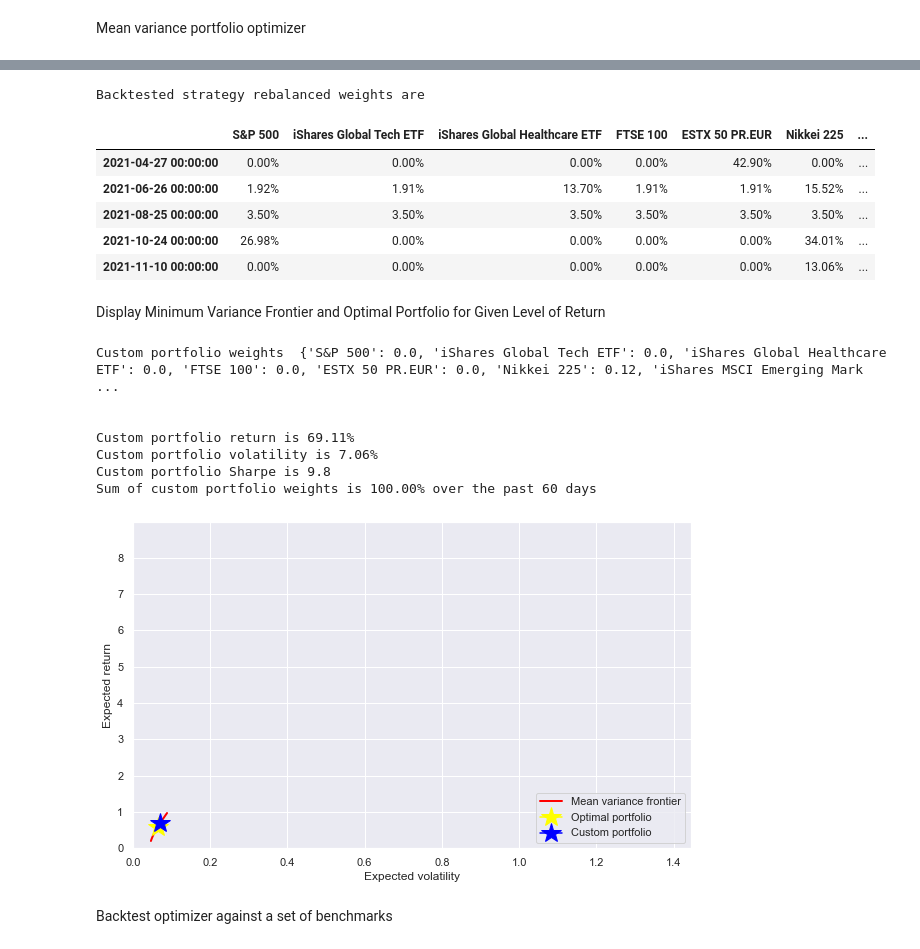
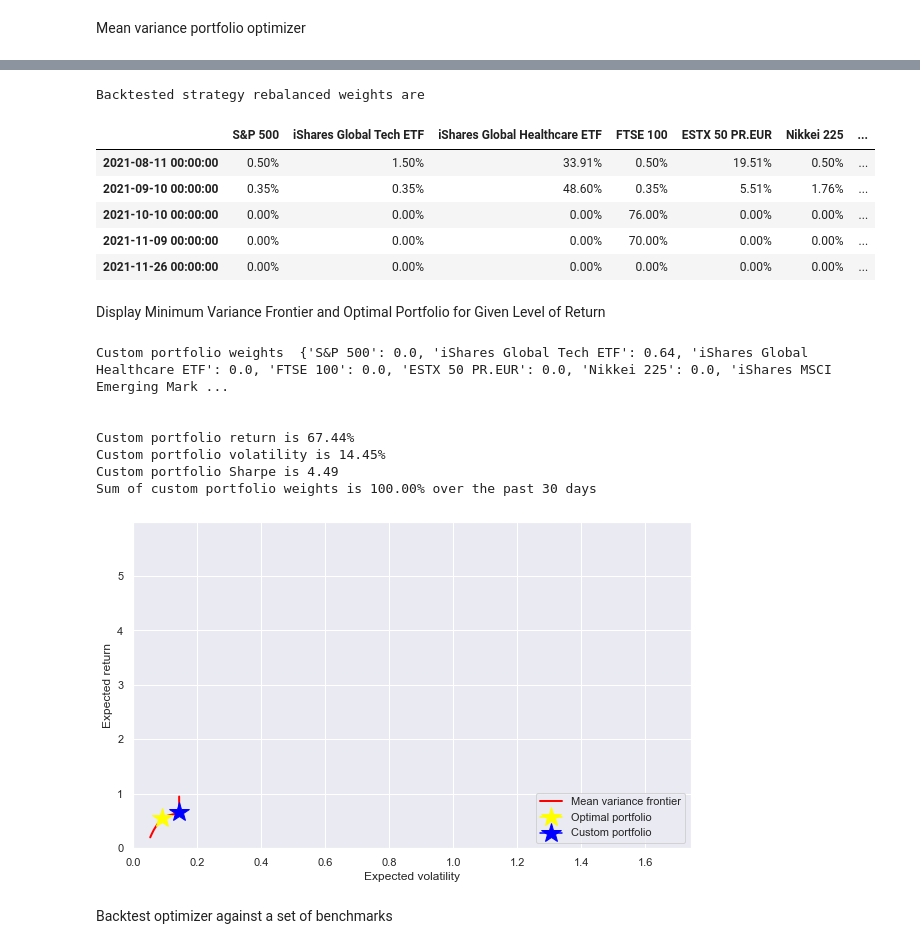
Before and after one commit to dhirlea/Portfolio-Optimizer, a Jupyter notebook: YahooPortfolioOptimizer.ipynb, the cells around one changed output, grey strips where cells are left out. Cells and saved outputs as stored; diff of their text form; code cells hidden in the pictures.

Commit message:
updated positioning post market sell-off

```diff
--- a/YahooPortfolioOptimizer.ipynb
+++ b/YahooPortfolioOptimizer.ipynb
@@ -140,7 +140,7 @@ Create optimizer inputs: holding period return, risk and covariance matrix
 # %%
 #Calculate a dataframe of return and volatility to use as input to optimizer
 
-mean_variance_lookback = 60
+mean_variance_lookback = 30
 optimizer_return_inputs_list = []
 optimizer_volatility_inputs_list = []
 
@@ -316,11 +316,11 @@ display(optimal_portfolio_df_backtest.tail().style.format(format_dict))
 # %% [output]
 Backtested strategy rebalanced weights are
 |  | S&P 500 | iShares Global Tech ETF | iShares Global Healthcare ETF | FTSE 100 | ESTX 50 PR.EUR | Nikkei 225 | ... |
-| 2021-04-27 00:00:00 | 0.00% | 0.00% | 0.00% | 0.00% | 42.90% | 0.00% | ... |
-| 2021-06-26 00:00:00 | 1.92% | 1.91% | 13.70% | 1.91% | 1.91% | 15.52% | ... |
-| 2021-08-25 00:00:00 | 3.50% | 3.50% | 3.50% | 3.50% | 3.50% | 3.50% | ... |
-| 2021-10-24 00:00:00 | 26.98% | 0.00% | 0.00% | 0.00% | 0.00% | 34.01% | ... |
-| 2021-11-10 00:00:00 | 0.00% | 0.00% | 0.00% | 0.00% | 0.00% | 13.06% | ... |
+| 2021-08-11 00:00:00 | 0.50% | 1.50% | 33.91% | 0.50% | 19.51% | 0.50% | ... |
+| 2021-09-10 00:00:00 | 0.35% | 0.35% | 48.60% | 0.35% | 5.51% | 1.76% | ... |
+| 2021-10-10 00:00:00 | 0.00% | 0.00% | 0.00% | 76.00% | 0.00% | 0.00% | ... |
+| 2021-11-09 00:00:00 | 0.00% | 0.00% | 0.00% | 70.00% | 0.00% | 0.00% | ... |
+| 2021-11-26 00:00:00 | 0.00% | 0.00% | 0.00% | 0.00% | 0.00% | 0.00% | ... |
 # %% [markdown]
 Display Minimum Variance Frontier and Optimal Portfolio for Given Level of Return
 # %%
@@ -329,7 +329,7 @@ Display Minimum Variance Frontier and Optimal Portfolio for Given Level of Retur
 frontier_constrains = ({'type' : 'eq', 'fun' : lambda x: np.sum(x)-1},
                        {'type' : 'eq', 'fun' : lambda x: optimizer_port_ret(x) - tret})
 
-boundaries = [(0,1) if _ not in range(9,16) else (0.03,0.06)  for _ in range(len(securities_dictionary))] #tuple((minimum_position_size,1) for x in range(len(securities_dictionary)))
+boundaries = [(0,1) if _ not in range(9,17) else (0.03,0.06)  for _ in range(len(securities_dictionary))] #tuple((minimum_position_size,1) for x in range(len(securities_dictionary)))
 
 #Set range of target returns around optimal portfolio using a scaling factor
 scaling_factor = 0.7
@@ -353,39 +353,39 @@ custom_optimization = sco.minimize(optimizer_port_vol, equal_weights, method = '
 custom_portfolio_dict = dict(zip(securities_dictionary.keys(), custom_optimization.x.round(2)))
 custom_portfolio_weights = custom_optimization.x
 
 #Print custom portfolio statistics
 
 print('Custom portfolio weights ', custom_portfolio_dict)
 
 print('\n')
 print('Custom portfolio return is', '{0:.2%}'.format(tret))
 print('Custom portfolio volatility is', '{0:.2%}'.format(optimizer_port_vol(custom_optimization.x)))
 print('Custom portfolio Sharpe is', -1*optimizer_port_sharpe(custom_optimization.x).round(2))
 print('Sum of custom portfolio weights is', '{0:.2%}'.format(custom_portfolio_weights.sum()), 'over the past', mean_variance_lookback, 'days')
 
 #Display mean variance frontier, optimal portfolio and custom portfolio
 sns.set()
 
 plt.figure(figsize=(10, 6))
 plt.plot(tvols, trets, 'r', lw=2.0, color='red', label='Mean variance frontier')
 plt.plot(optimal_portfolio_volatility, optimal_portfolio_return, marker='*', color='yellow', markersize=20, label='Optimal portfolio')
 plt.plot(optimizer_port_vol(custom_optimization.x), tret, marker='*', color='blue', markersize=20, label='Custom portfolio')
 plt.ylim(0.0 , optimizer_inputs_df['Annualised Return'].max()*2)
 plt.xlim(0.0 , optimizer_inputs_df['Annualised Volatility'].max()*2)
 plt.xlabel('Expected volatility')
 plt.ylabel('Expected return')
 plt.legend(loc = 'lower right')
 
 plt.show()
 # %% [output]
-Custom portfolio weights  {'S&P 500': 0.0, 'iShares Global Tech ETF': 0.0, 'iShares Global Healthcare ETF': 0.0, 'FTSE 100': 0.0, 'ESTX 50 PR.EUR': 0.0, 'Nikkei 225': 0.12, 'iShares MSCI Emerging Mark ...
+Custom portfolio weights  {'S&P 500': 0.0, 'iShares Global Tech ETF': 0.64, 'iShares Global Healthcare ETF': 0.0, 'FTSE 100': 0.0, 'ESTX 50 PR.EUR': 0.0, 'Nikkei 225': 0.0, 'iShares MSCI Emerging Mark ...
 
 
-Custom portfolio return is 69.11%
-Custom portfolio volatility is 7.06%
-Custom portfolio Sharpe is 9.8
-Sum of custom portfolio weights is 100.00% over the past 60 days
+Custom portfolio return is 67.44%
+Custom portfolio volatility is 14.45%
+Custom portfolio Sharpe is 4.49
+Sum of custom portfolio weights is 100.00% over the past 30 days
-[figure, old version]
+[figure, new version]
 # %% [markdown]
 Backtest optimizer against a set of benchmarks
 # %%
```
Also changed, not shown: parts of 7 cells of this notebook.
